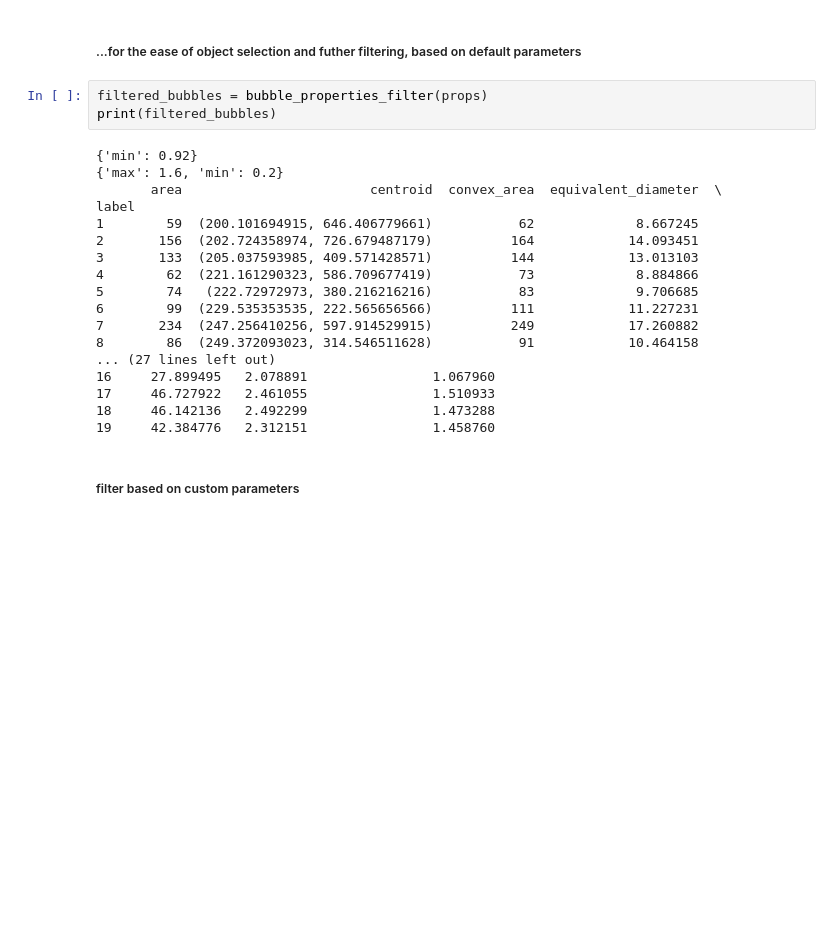
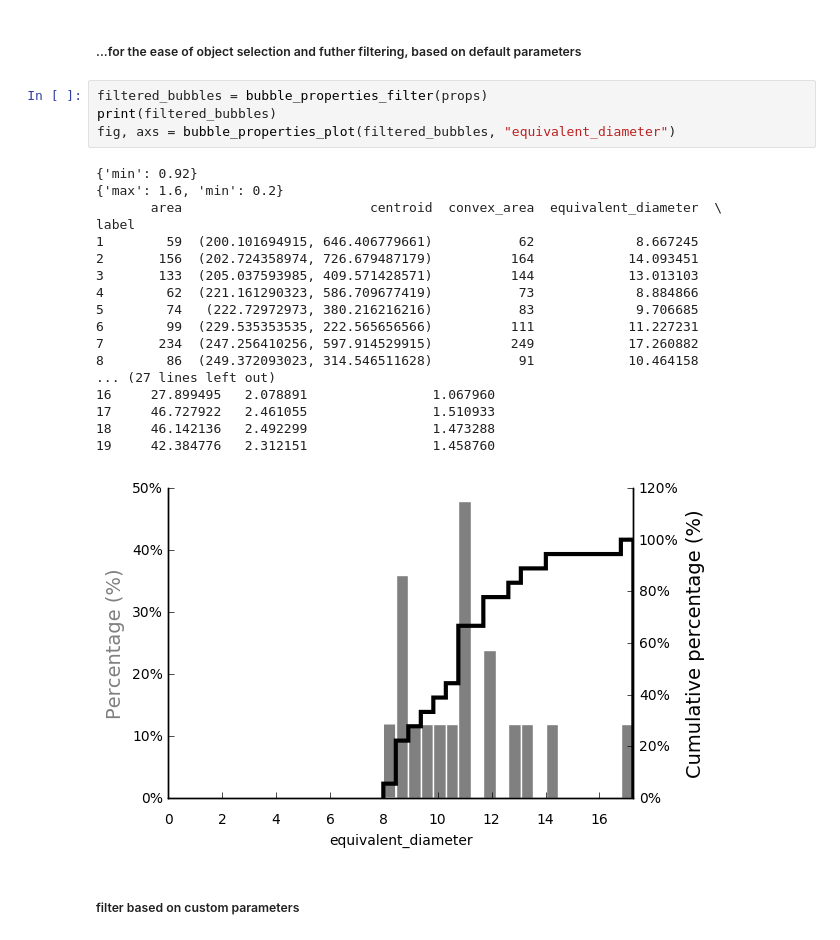
Before and after one commit to gbellandi/bubble_size_analysis, a Jupyter notebook: drafts/bubblekicker.ipynb, the cells around one changed output. Cells and saved outputs as stored; diff of their text form; blank space fills up the shorter version.

```diff
--- a/drafts/bubblekicker.ipynb
+++ b/drafts/bubblekicker.ipynb
@@ -139,24 +139,26 @@ fig, axs = bubble_properties_plot(props, "equivalent_diameter")
 # %%
 filtered_bubbles = bubble_properties_filter(props)
 print(filtered_bubbles)
+fig, axs = bubble_properties_plot(filtered_bubbles, "equivalent_diameter")
 # %% [output]
 {'min': 0.92}
 {'max': 1.6, 'min': 0.2}
        area                        centroid  convex_area  equivalent_diameter  \
 label
 1        59  (200.101694915, 646.406779661)           62             8.667245
 2       156  (202.724358974, 726.679487179)          164            14.093451
 3       133  (205.037593985, 409.571428571)          144            13.013103
 4        62  (221.161290323, 586.709677419)           73             8.884866
 5        74   (222.72972973, 380.216216216)           83             9.706685
 6        99  (229.535353535, 222.565656566)          111            11.227231
 7       234  (247.256410256, 597.914529915)          249            17.260882
 8        86  (249.372093023, 314.546511628)           91            10.464158
 ... (27 lines left out)
 16     27.899495   2.078891                1.067960
 17     46.727922   2.461055                1.510933
 18     46.142136   2.492299                1.473288
 19     42.384776   2.312151                1.458760
+[figure, added]
 # %% [markdown]
 ##### filter based on custom parameters
 # %%
```
Also changed, not shown: parts of 1 cell of this notebook.
